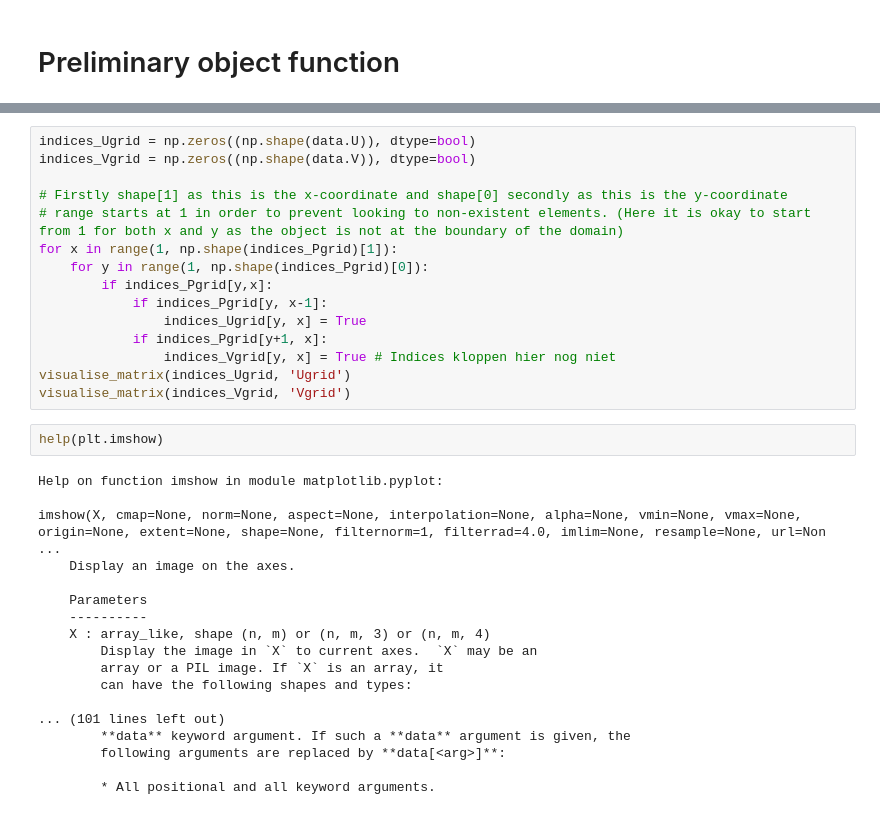
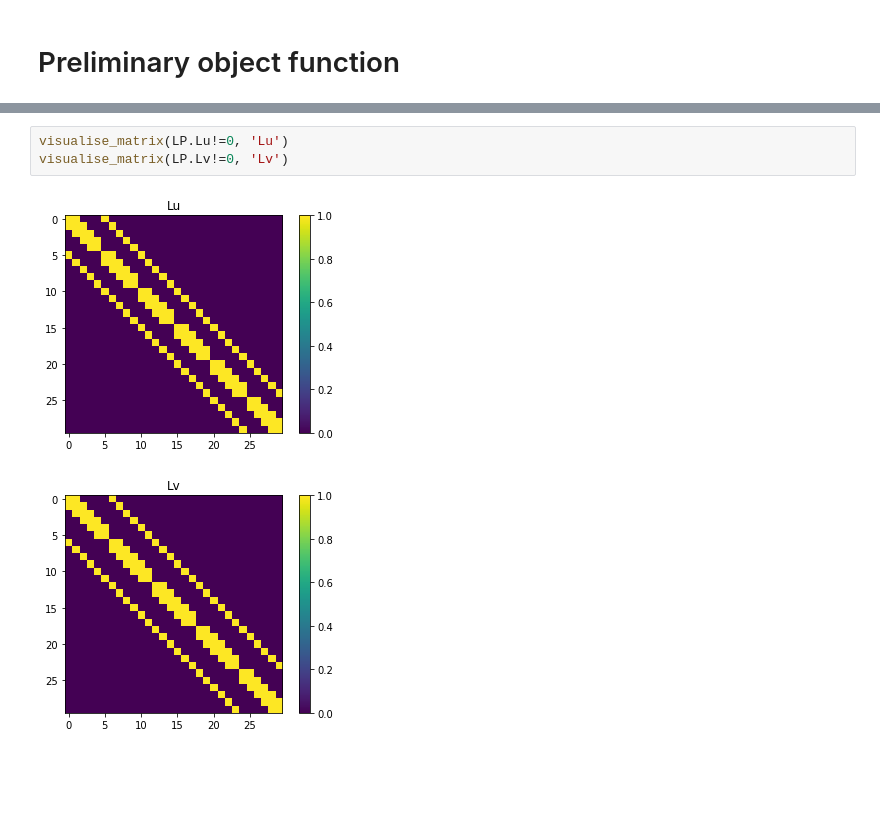
Before and after one commit to VHeusinkveld/2D_Incompressible_NV_Solver-CP4, a Jupyter notebook: Execute_simulation.ipynb, the cells around one changed output, grey strips where cells are left out. Cells and saved outputs as stored; diff of their text form; blank space fills up the shorter version.

Commit message:
In progress work on implementation of an object.

```diff
--- a/Execute_simulation.ipynb
+++ b/Execute_simulation.ipynb
@@ -69,35 +73,6 @@ indices_grid = ((const.X-cx)**2 + (const.Y-cy)**2 <= R**2)
-# %%
-indices_Ugrid = np.zeros((np.shape(data.U)), dtype=bool)
-indices_Vgrid = np.zeros((np.shape(data.V)), dtype=bool)
-
-# Firstly shape[1] as this is the x-coordinate and shape[0] secondly as this is the y-coordinate
-# range starts at 1 in order to prevent looking to non-existent elements. (Here it is okay to start from 1 for both x and y as the object is not at the boundary of the domain)
-for x in range(1, np.shape(indices_Pgrid)[1]):
-    for y in range(1, np.shape(indices_Pgrid)[0]):
-        if indices_Pgrid[y,x]:
-            if indices_Pgrid[y, x-1]:
-                indices_Ugrid[y, x] = True
-            if indices_Pgrid[y+1, x]:
-                indices_Vgrid[y, x] = True # Indices kloppen hier nog niet
-visualise_matrix(indices_Ugrid, 'Ugrid')
-visualise_matrix(indices_Vgrid, 'Vgrid')
-# %%
-help(plt.imshow)
-# %% [output]
-Help on function imshow in module matplotlib.pyplot:
-
-imshow(X, cmap=None, norm=None, aspect=None, interpolation=None, alpha=None, vmin=None, vmax=None, origin=None, extent=None, shape=None, filternorm=1, filterrad=4.0, imlim=None, resample=None, url=Non ...
-    Display an image on the axes.
-
-    Parameters
-    ----------
-    X : array_like, shape (n, m) or (n, m, 3) or (n, m, 4)
-        Display the image in `X` to current axes.  `X` may be an
-        array or a PIL image. If `X` is an array, it
-        can have the following shapes and types:
-
-... (101 lines left out)
-        **data** keyword argument. If such a **data** argument is given, the
-        following arguments are replaced by **data[<arg>]**:
-
-        * All positional and all keyword arguments.
+# %%
+visualise_matrix(LP.Lu!=0, 'Lu')
+visualise_matrix(LP.Lv!=0, 'Lv')
+# %% [output]
+[figure, added]
+[figure, added]
```
Also changed, not shown: parts of 8 cells of this notebook.
